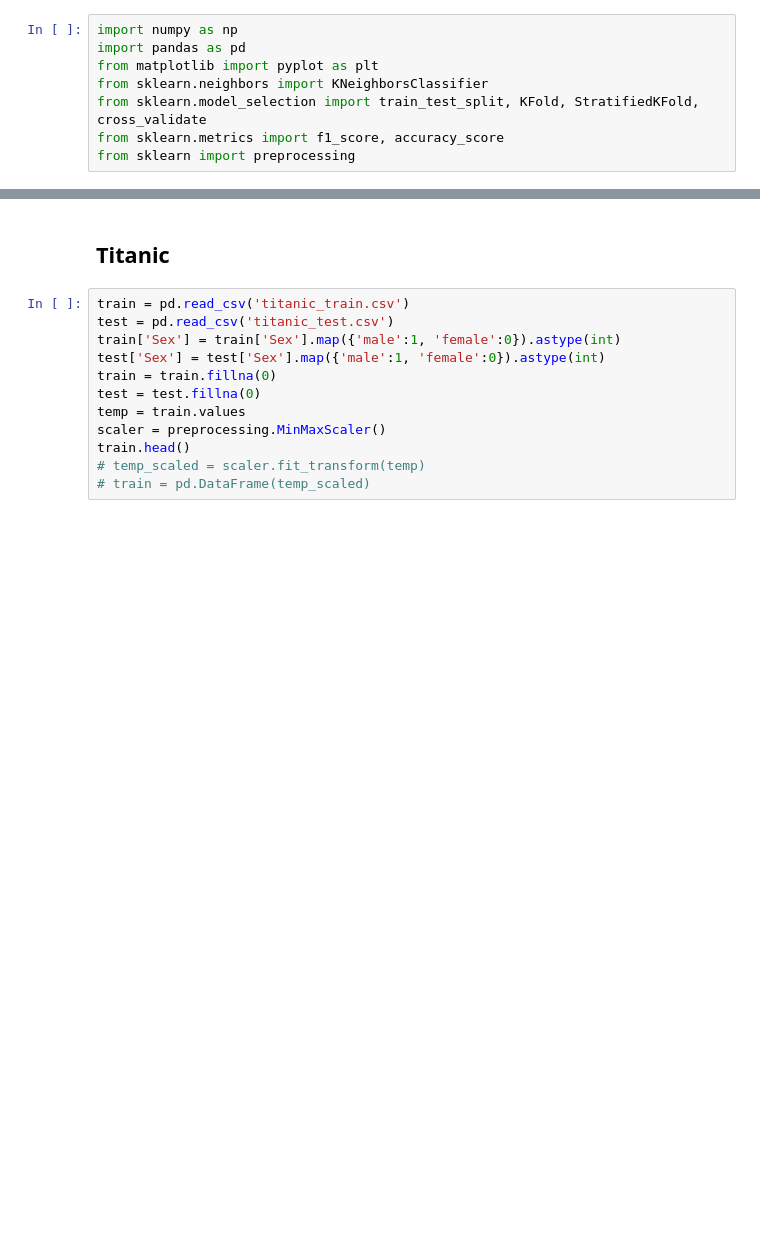
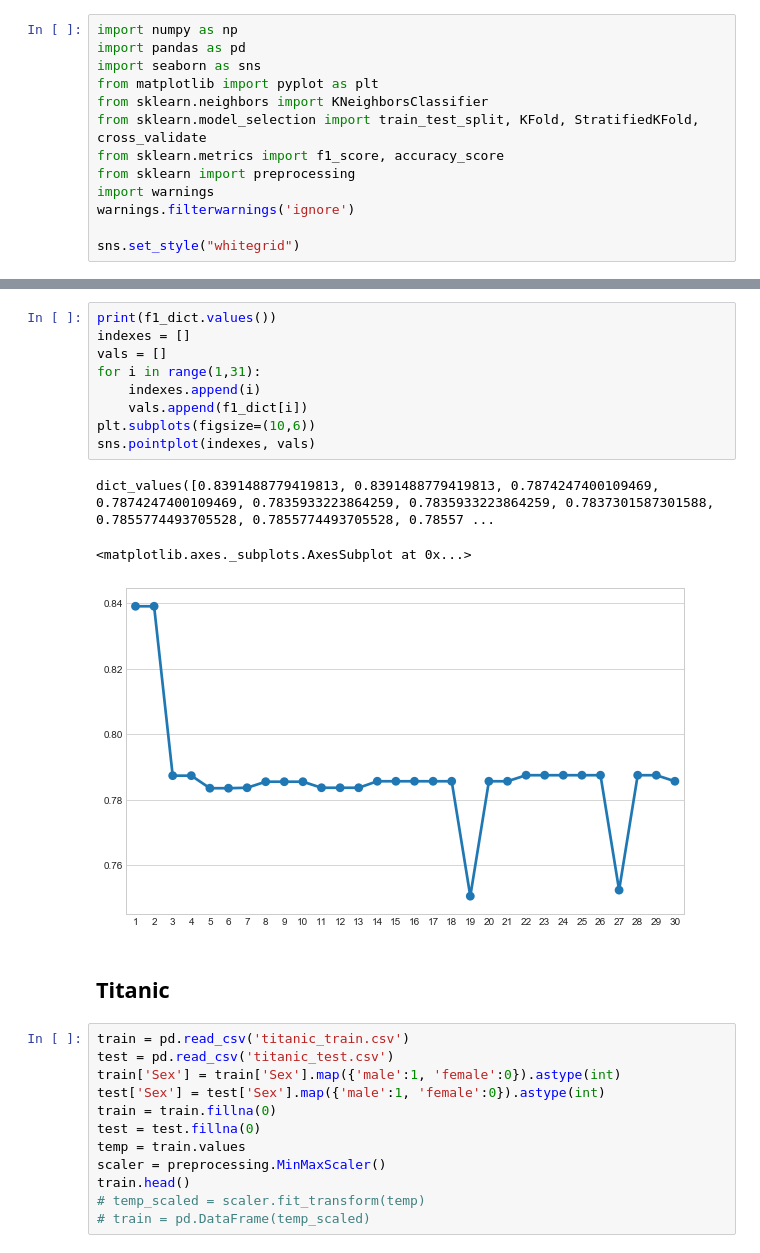
Before and after one commit to G-Maan/DataScience, a Jupyter notebook: indukcyjne/Untitled4.ipynb, the cells around one changed output, grey strips where cells are left out. Saved outputs shown, nothing was run; the diff lists cells and outputs as text; blank space fills up the shorter version.

```diff
--- a/indukcyjne/Untitled4.ipynb
+++ b/indukcyjne/Untitled4.ipynb
@@ -1,11 +1,16 @@
 # %%
 import numpy as np
 import pandas as pd
+import seaborn as sns
 from matplotlib import pyplot as plt
 from sklearn.neighbors import KNeighborsClassifier
 from sklearn.model_selection import train_test_split, KFold, StratifiedKFold, cross_validate
 from sklearn.metrics import f1_score, accuracy_score
 from sklearn import preprocessing
+import warnings
+warnings.filterwarnings('ignore')
+
+sns.set_style("whitegrid")
 # %%
 df = pd.read_csv('seeds.csv')
 y = df.Class
@@ -81,3 +158,16 @@ N:6 Val:0.928
+# %%
+print(f1_dict.values())
+indexes = []
+vals = []
+for i in range(1,31):
+    indexes.append(i)
+    vals.append(f1_dict[i])
+plt.subplots(figsize=(10,6))
+sns.pointplot(indexes, vals)
+# %% [output]
+dict_values([0.8391488779419813, 0.8391488779419813, 0.7874247400109469, 0.7874247400109469, 0.7835933223864259, 0.7835933223864259, 0.7837301587301588, 0.7855774493705528, 0.7855774493705528, 0.78557 ...
+<matplotlib.axes._subplots.AxesSubplot at 0x...>
+[figure, added]
 # %% [markdown]
 ## Titanic
 # %%
```
Also changed, not shown: parts of 4 cells of this notebook, 2 other files.
